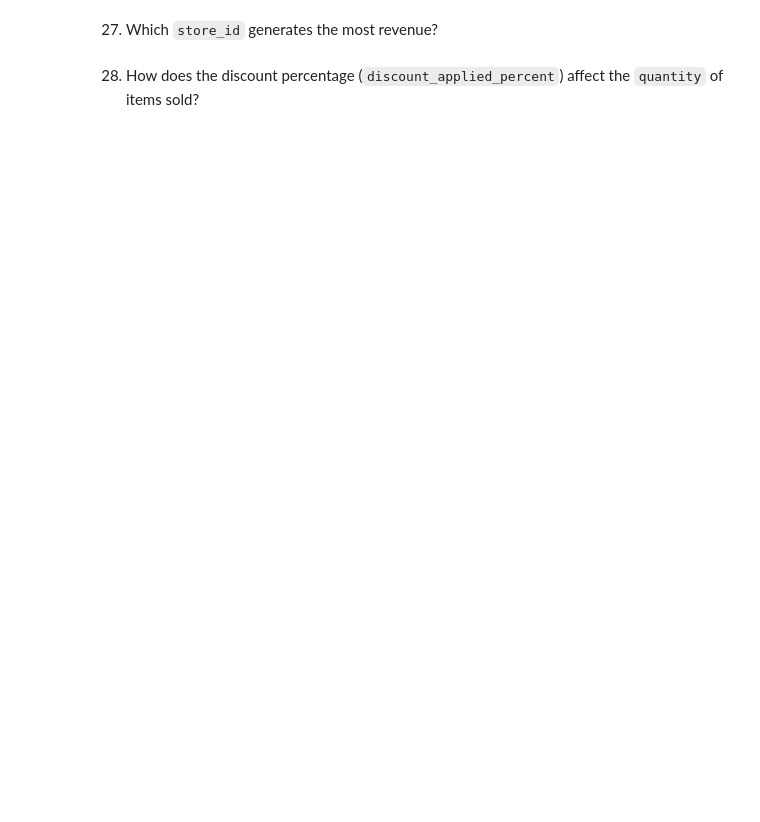
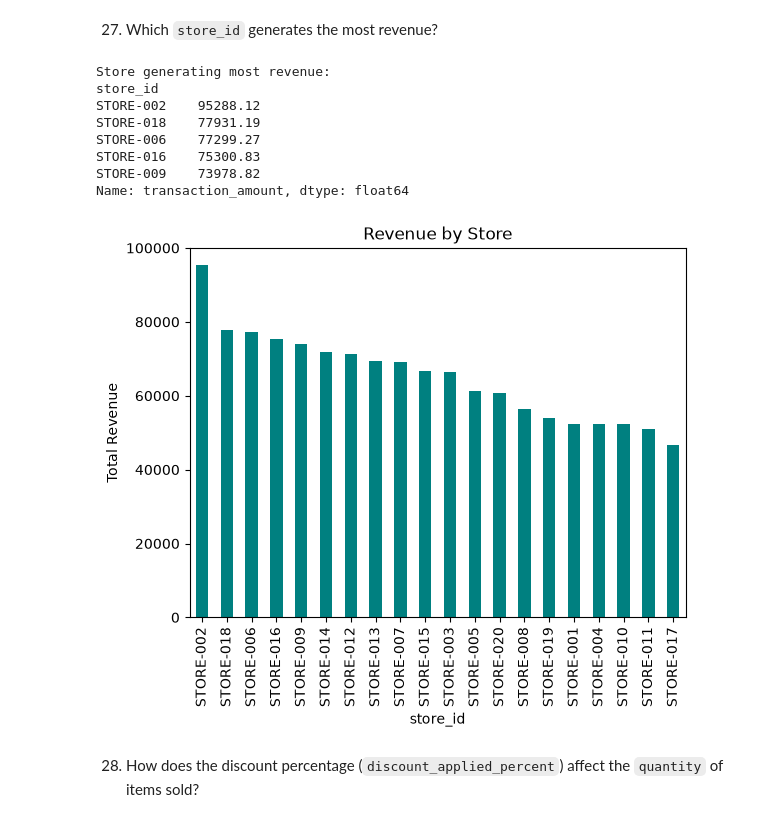
Before and after one commit to ankitchoudhary-github/Learnbay-Learning, a Jupyter notebook: Python_Programming/Mini Projects/ByteBloom/ProjectAns.ipynb, the cells around one changed output. Cells and saved outputs as stored; diff of their text form; code cells hidden in the pictures; blank space fills up the shorter version.

```diff
--- a/Python_Programming/Codes/pandas/Project_ByteBloom/ProjectAns.ipynb
+++ b/Python_Programming/Mini Projects/ByteBloom/ProjectAns.ipynb
@@ -732,2 +1048,21 @@ plt.show()
+# %%
+# Write your code here
+store_rev = df.groupby('store_id')['transaction_amount'].sum().sort_values(ascending=False)
+print('Store generating most revenue:')
+print(store_rev.head())
+store_rev.plot(kind='bar', color='teal')
+plt.title('Revenue by Store')
+plt.ylabel('Total Revenue')
+plt.show()
+# %% [output]
+Store generating most revenue:
+store_id
+STORE-002    95288.12
+STORE-018    77931.19
+STORE-006    77299.27
+STORE-016    75300.83
+STORE-009    73978.82
+Name: transaction_amount, dtype: float64
+[figure, added]
 # %% [markdown]
 28. How does the discount percentage (`discount_applied_percent`) affect the `quantity` of items sold?
```
Also changed, not shown: parts of 51 cells of this notebook, 1 other file.
